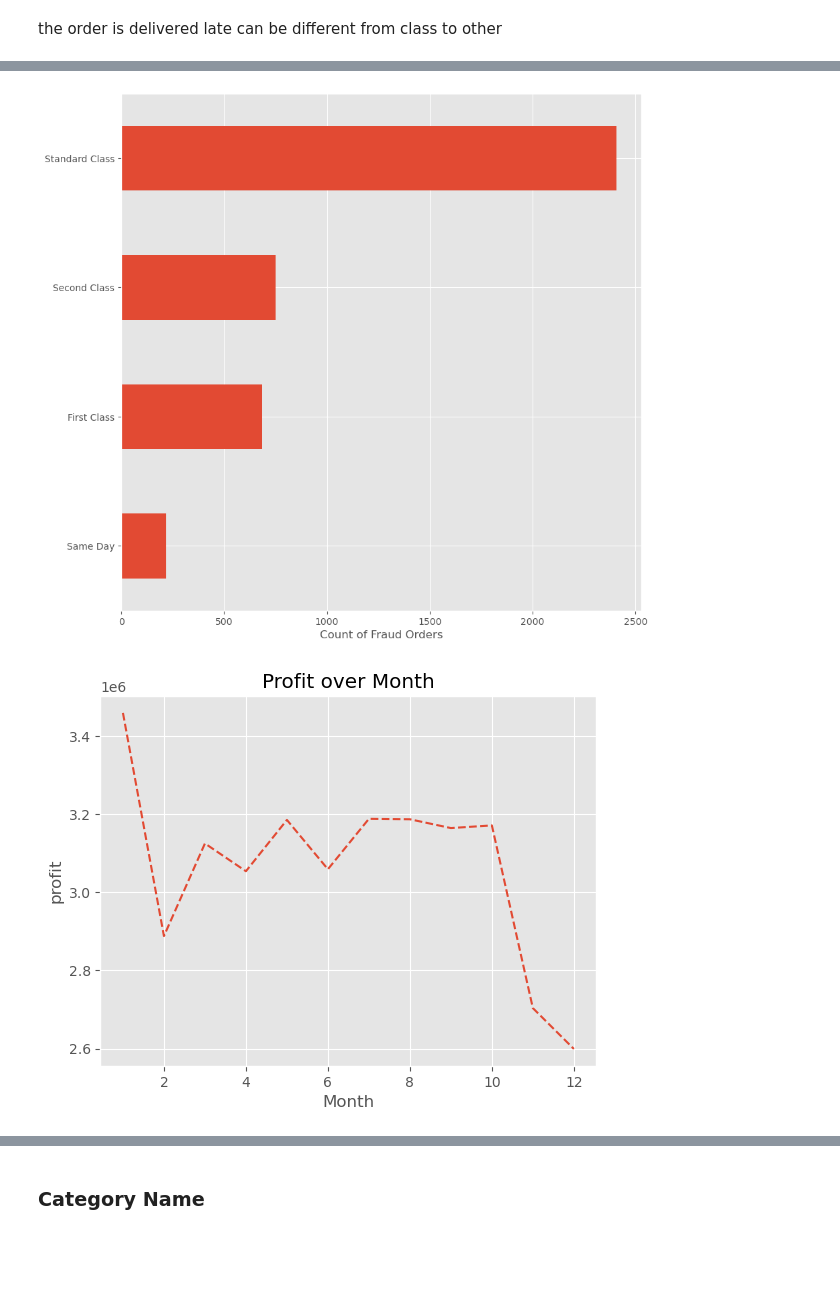
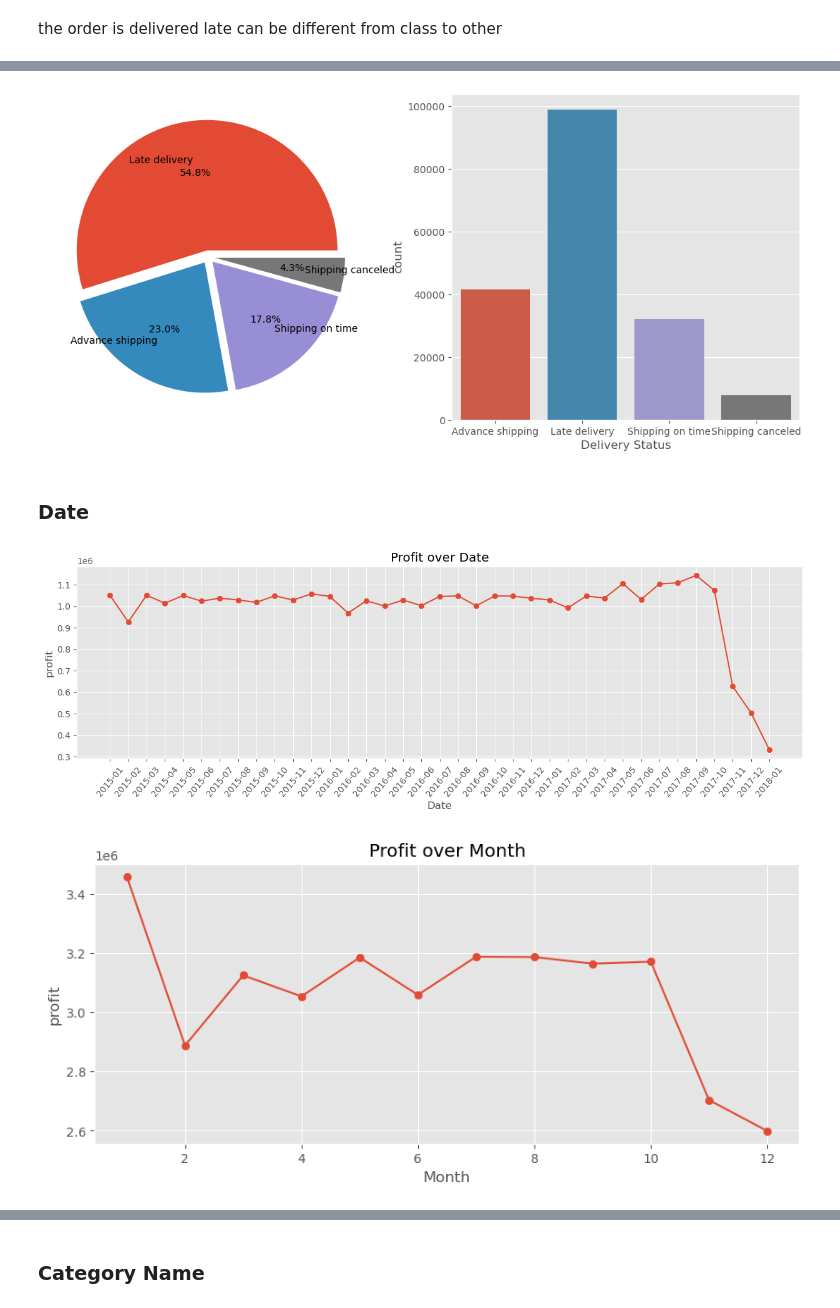
Before and after one commit to ahmedbasemdev/Corelia, a Jupyter notebook: Task 7 - Supply Chain/1- EDA.ipynb, the cells around one changed output, grey strips where cells are left out. Drawn from its saved outputs; the diff is of its cells as text; code cells hidden in the pictures; blank space fills up the shorter version.

```diff
--- a/Task 7 - Supply Chain/1- EDA.ipynb
+++ b/Task 7 - Supply Chain/1- EDA.ipynb
@@ -234,7 +219,7 @@ data[['Order Item Total','Sales per customer']].head()
 | 4 | 298.250000 | 298.250000 |
 # %%
 data = data.drop(['Order Item Total','Order Profit Per Order','Product Category Id',
-                  'Order Customer Id','Product Card Id'],axis=1)
+                  'Order Customer Id','Order Item Cardprod Id'],axis=1)
 # %%
 data.head()
 # %% [output]
@@ -366,16 +344,38 @@ the order is delivered late can be different from class to other
+# %%
+pie_plot_count("Delivery Status","")
+# %% [output]
+[figure, added]
+# %% [markdown]
+### Date
+# %%
+def get_year_month(time):
+    time = time.split(" ")[0]
+    time = time.split("-")
+    return time[0] + "-" + time[1]
+# %%
+data['Order Year_month'] = data['order date (DateOrders)'].astype(str).apply(get_year_month)
+# %%
+mini_date = data.groupby('Order Year_month').sum()['Sales']
 # %%
-plt.figure(figsize=(10,10))
-data[data['FraudOrder'] == True]['Shipping Mode'].value_counts().sort_values()[:50].plot(kind='barh')
-plt.xlabel("Count of Fraud Orders")
+plt.figure(figsize=(15,4))
+plt.plot(mini_date.index, mini_date.values)
+plt.scatter(x=mini_date.index,y=mini_date.values)
+plt.xlabel("Date")
+plt.ylabel('profit')
+plt.xticks(rotation=50)
+plt.title("Profit over Date")
 plt.show()
 # %% [output]
-[figure, old version]
+[figure, new version]
 # %%
-plt.plot(data.groupby('OrderMonth').sum()['Sales'],linestyle = 'dashed')
+plt.figure(figsize=(10,4))
+mini_date = data.groupby('OrderMonth').sum()['Sales']
+plt.plot(mini_date.index,mini_date.values)
+plt.scatter(x=mini_date.index,y=mini_date.values)
 plt.xlabel("Month")
 plt.ylabel('profit')
 plt.title("Profit over Month")
 plt.show()
 # %% [output]
-[figure, old version]
+[figure, new version]
 # %%
```
Also changed, not shown: parts of 43 cells of this notebook.
